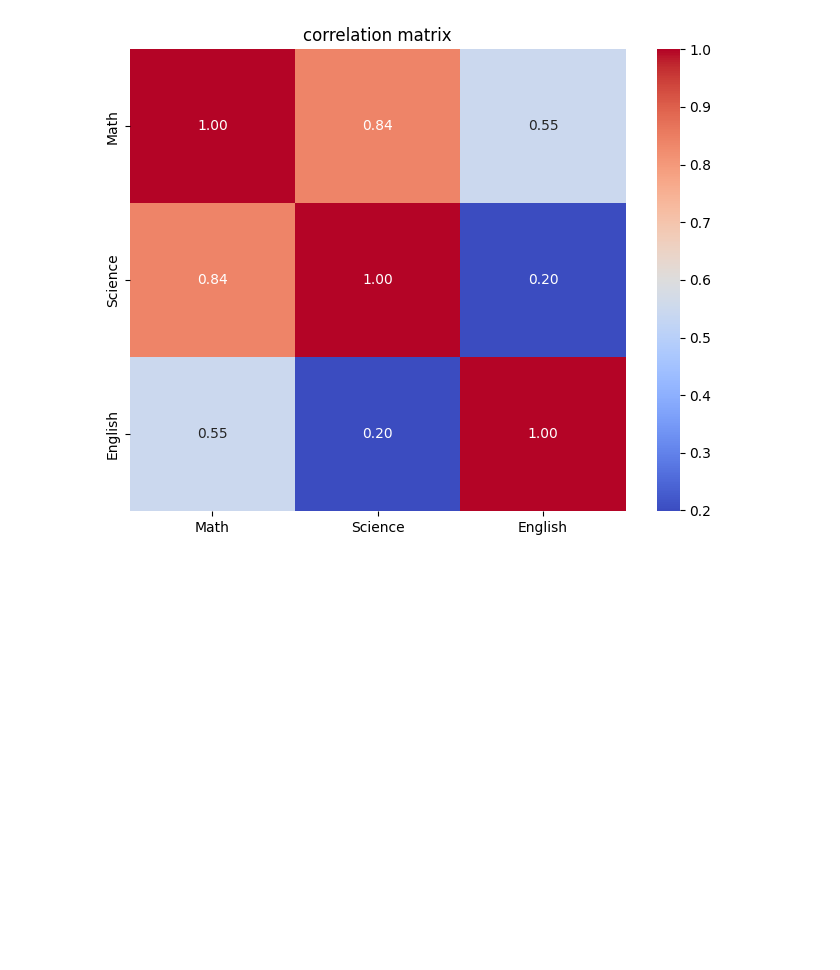
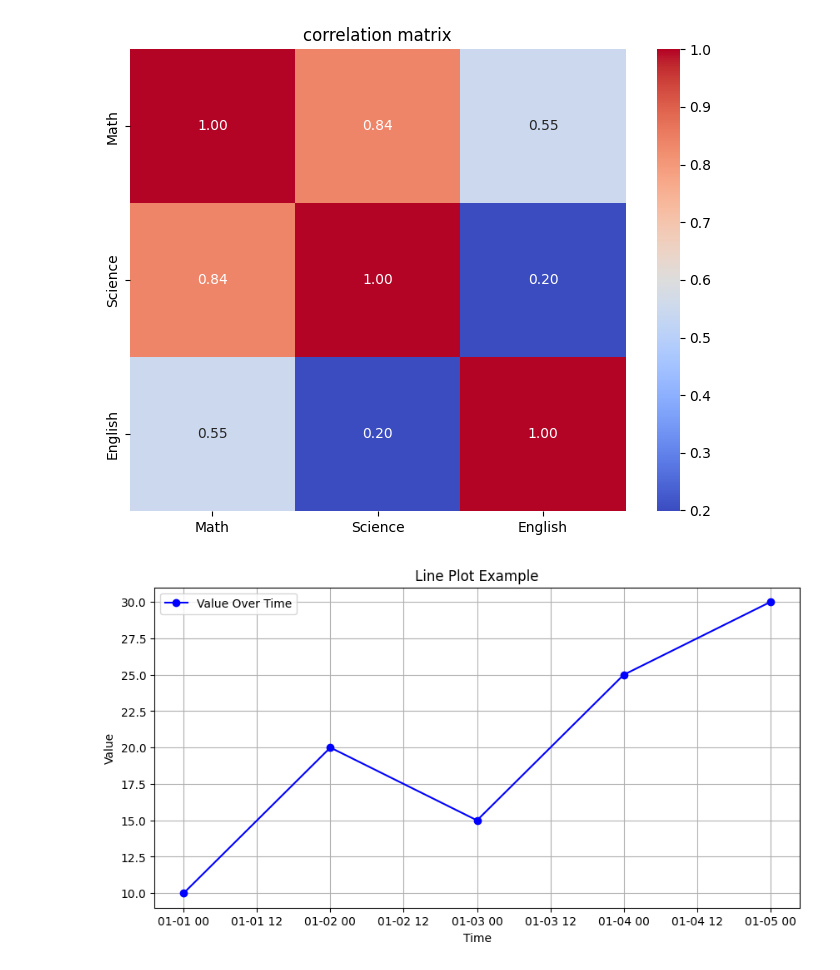
Before and after one commit to PoojithaYarava/DATA-MINING, a Jupyter notebook: DM_Lab02.ipynb, the cells around one changed output. Cells and saved outputs as stored; diff of their text form; code cells hidden in the pictures; blank space fills up the shorter version.

```diff
--- a/DM_Lab02.ipynb
+++ b/DM_Lab02.ipynb
@@ -133,3 +133,37 @@ plt.title('correlation matrix')
 plt.show()
 # %% [output]
 [figure]
+# %%
+# Import libraries
+import matplotlib.pyplot as plt
+import pandas as pd
+import numpy as np
+
+# Generate synthetic data (replace this with your dataset)
+# Create a DataFrame
+data = {
+    'Time': ['2025-01-01', '2025-01-02', '2025-01-03', '2025-01-04', '2025-01-05'],
+    'Value': [10, 20, 15, 25, 30]
+}
+df = pd.DataFrame(data)
+
+# If Time is in string format, convert it to datetime
+df['Time'] = pd.to_datetime(df['Time'])
+
+# Plot the data
+plt.figure(figsize=(10, 5))
+plt.plot(df['Time'], df['Value'], marker='o', color='b', label='Value Over Time')
+
+# Add titles and labels
+plt.title('Line Plot Example')
+plt.xlabel('Time')
+plt.ylabel('Value')
+plt.legend()
+
+# Show grid
+plt.grid(True)
+
+# Show the plot
+plt.show()
+# %% [output]
+[figure, added]
```
Also changed, not shown: parts of 2 cells of this notebook.
